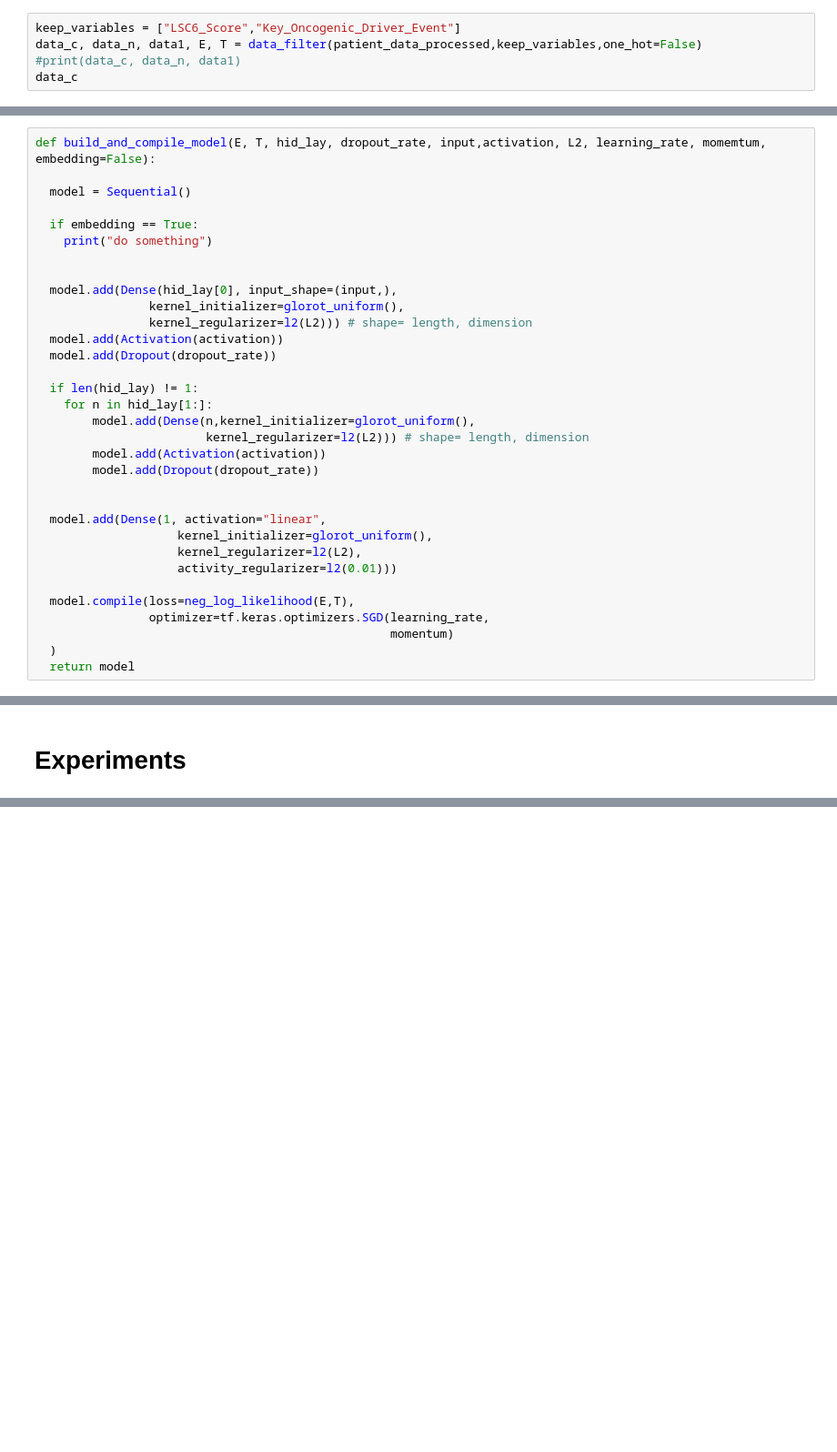
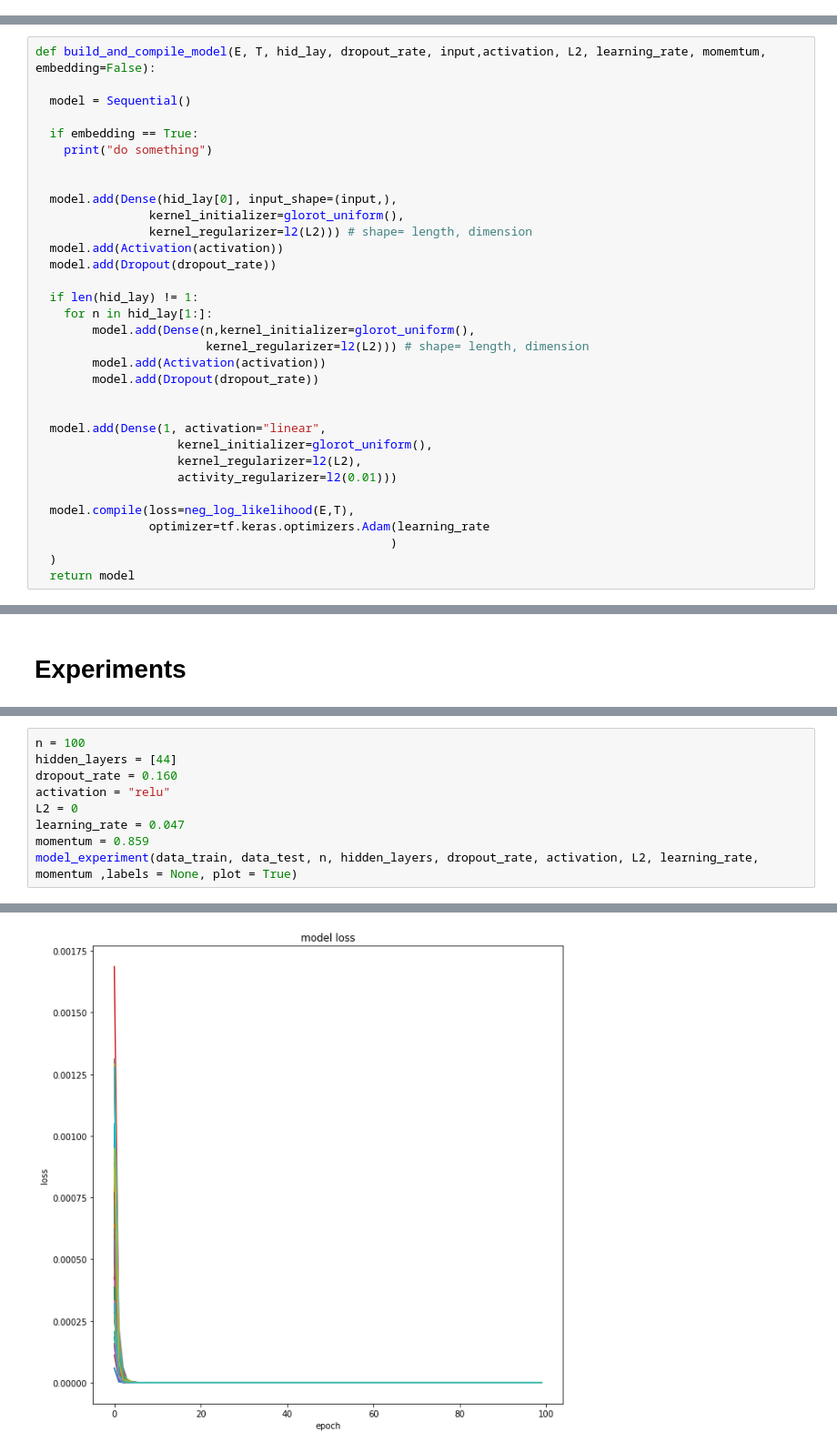
Before and after one commit to ThiesCalje/Survival-Analysis-Deep-Learning-AML-, a Jupyter notebook: Code/Collab/DeepSURV.ipynb, the cells around one changed output, grey strips where cells are left out. Shown at 91% size. Cells and saved outputs as stored; diff of their text form; blank space fills up the shorter version.

```diff
--- a/Code/Collab/DeepSURV.ipynb
+++ b/Code/Collab/DeepSURV.ipynb
@@ -203,8 +432,3 @@ def embedding_TSNE(gene_expression, patient_data, var_of_interest, n, p = 1, wei
     plt.ylabel('tSNE-two')
 
     return clusters, embedding
-# %%
-keep_variables = ["LSC6_Score","Key_Oncogenic_Driver_Event"]
-data_c, data_n, data1, E, T = data_filter(patient_data_processed,keep_variables,one_hot=False)
-#print(data_c, data_n, data1)
-data_c
@@ -356,8 +520,8 @@ def build_and_compile_model(E, T, hid_lay, dropout_rate, input,activation, L2, l
                     activity_regularizer=l2(0.01)))
 
   model.compile(loss=neg_log_likelihood(E,T),
-                optimizer=tf.keras.optimizers.SGD(learning_rate,
-                                                  momentum)
+                optimizer=tf.keras.optimizers.Adam(learning_rate
+                                                  )
   )
   return model
 # %%
@@ -410,0 +630,10 @@ def model_experiment(data, E, T, hidden_layers, dropout_rate, activation, L2, le
+# %%
+n = 100
+hidden_layers = [44]
+dropout_rate = 0.160
+activation = "relu"
+L2 = 0
+learning_rate = 0.047
+momentum = 0.859
+model_experiment(data_train, data_test, n, hidden_layers, dropout_rate, activation, L2, learning_rate, momentum ,labels = None, plot = True)
+# %% [output]
@@ -410,0 +657 @@ def model_experiment(data, E, T, hidden_layers, dropout_rate, activation, L2, le
+[figure, added]
```
Also changed, not shown: parts of 32 cells of this notebook.
